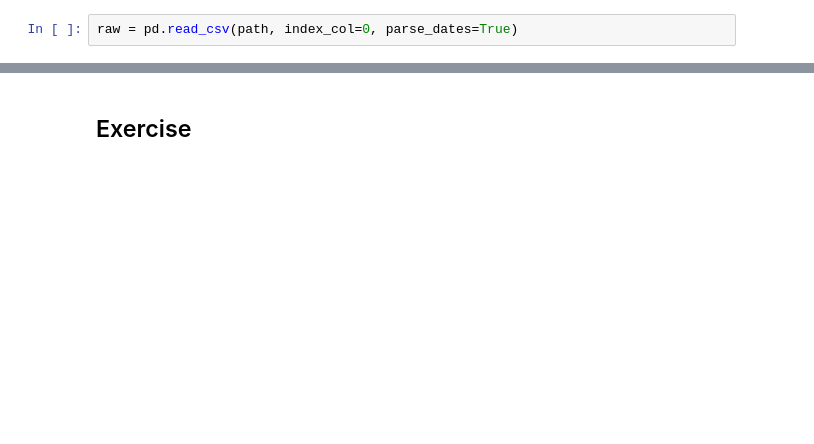
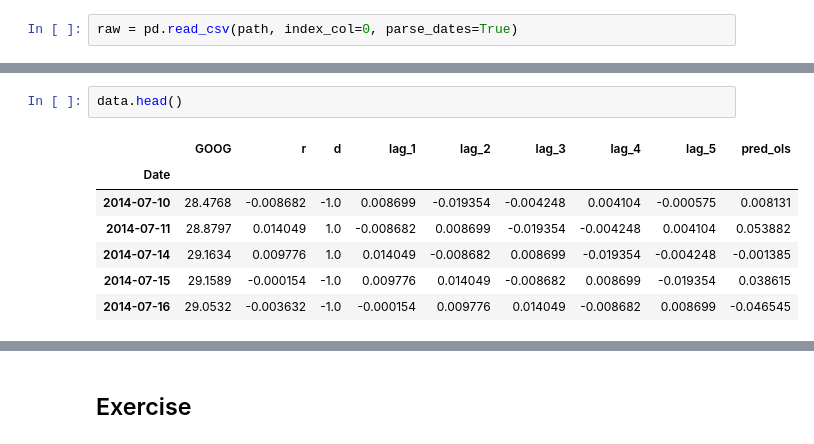
Before and after one commit to yhilpisch/aifin, a Jupyter notebook: code/02_simple_examples.ipynb, the cells around one changed output, grey strips where cells are left out. Saved outputs shown, nothing was run; the diff lists cells and outputs as text; blank space fills up the shorter version.

```diff
--- a/code/02_simple_examples.ipynb
+++ b/code/02_simple_examples.ipynb
@@ -118,0 +390,10 @@ raw = pd.read_csv(path, index_col=0, parse_dates=True)
+# %%
+data.head()
+# %% [output]
+|  | GOOG | r | d | lag_1 | lag_2 | lag_3 | lag_4 | lag_5 | pred_ols |
+| Date |  |  |  |  |  |  |  |  |  |
+| 2014-07-10 | 28.4768 | -0.008682 | -1.0 | 0.008699 | -0.019354 | -0.004248 | 0.004104 | -0.000575 | 0.008131 |
+| 2014-07-11 | 28.8797 | 0.014049 | 1.0 | -0.008682 | 0.008699 | -0.019354 | -0.004248 | 0.004104 | 0.053882 |
+| 2014-07-14 | 29.1634 | 0.009776 | 1.0 | 0.014049 | -0.008682 | 0.008699 | -0.019354 | -0.004248 | -0.001385 |
+| 2014-07-15 | 29.1589 | -0.000154 | -1.0 | 0.009776 | 0.014049 | -0.008682 | 0.008699 | -0.019354 | 0.038615 |
+| 2014-07-16 | 29.0532 | -0.003632 | -1.0 | -0.000154 | 0.009776 | 0.014049 | -0.008682 | 0.008699 | -0.046545 |
```
Also changed, not shown: parts of 80 cells of this notebook, 2 other files.
